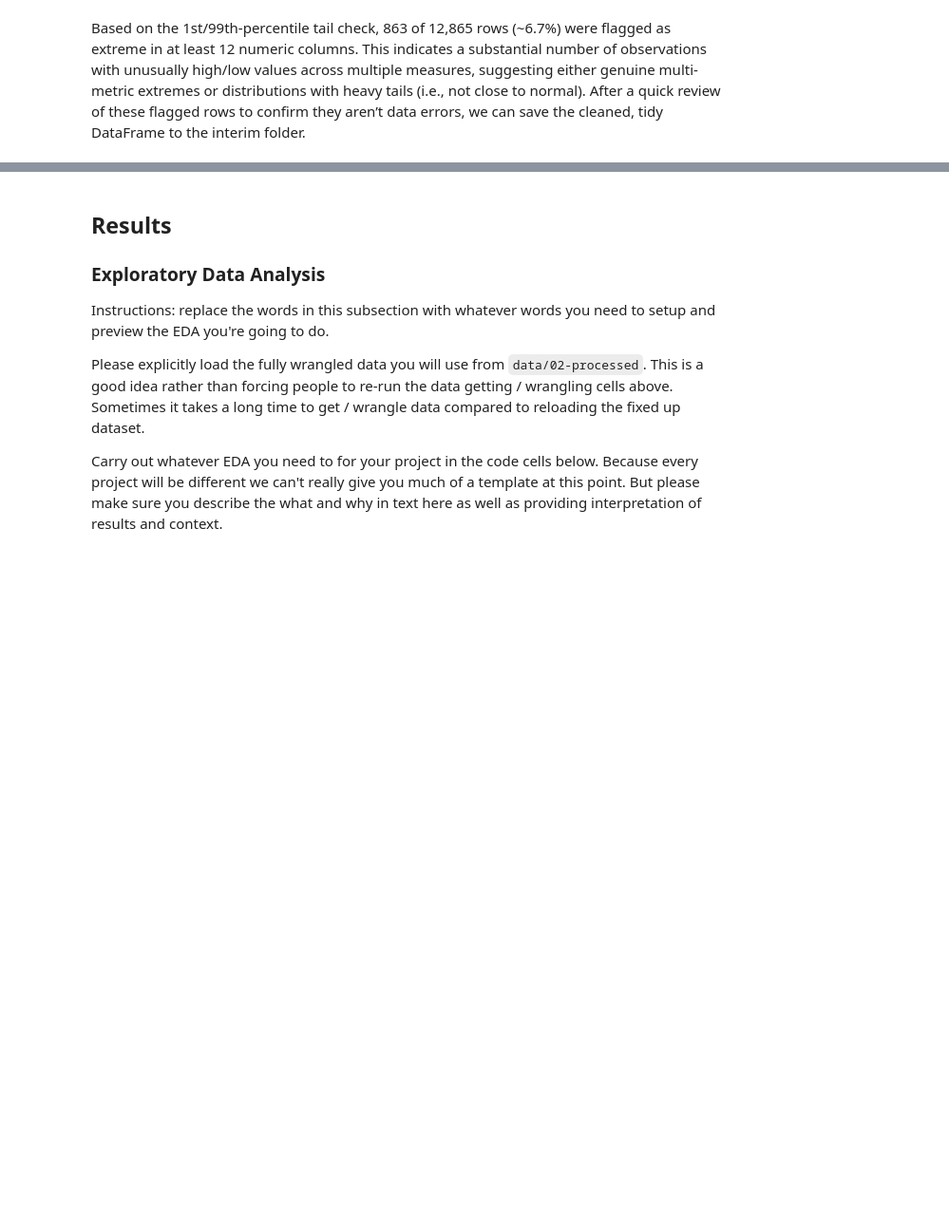
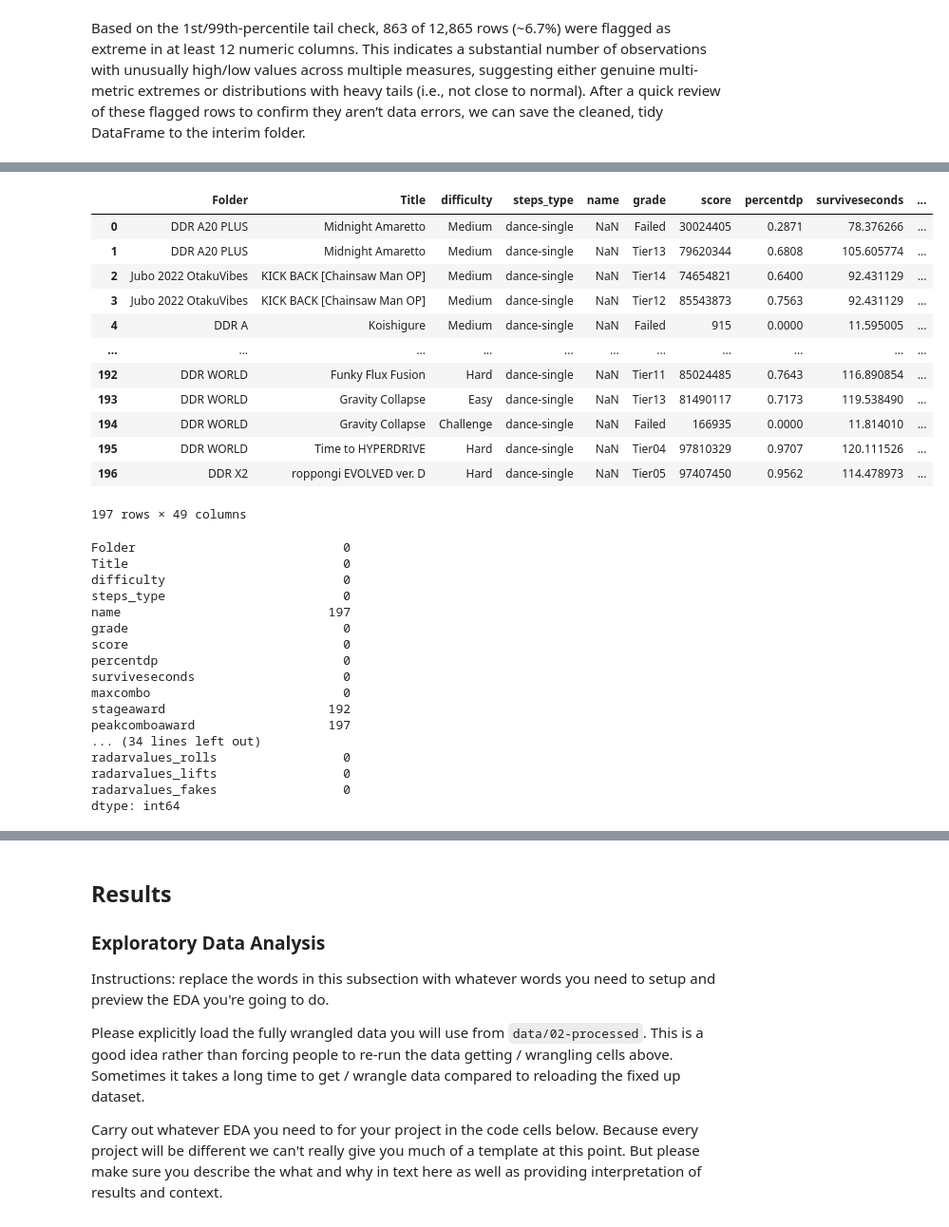
Before and after one commit to COGS108/Group051_WI26, a Jupyter notebook: 02-EDACheckpoint.ipynb, the cells around one changed output, grey strips where cells are left out. Shown at 95% size. Cells and saved outputs as stored; diff of their text form; code cells hidden in the pictures; blank space fills up the shorter version.

```diff
--- a/02-EDACheckpoint.ipynb
+++ b/02-EDACheckpoint.ipynb
@@ -449,0 +476,40 @@ Dataset2.to_csv(r'data/01-interim/Single_chart_analyzer.csv', index=False)
+# %%
+## YOUR CODE TO LOAD/CLEAN/TIDY/WRANGLE THE DATA GOES HERE
+Dataset3 = pd.read_csv('data/00-raw/parsed.csv') # Read csv into dataframe
+parts = Dataset3["song_dir"].str.strip("/").str.split("/") # Split song_dir into root, folder, and song name
+Dataset3.insert(1,'Folder', parts.str[-2]) # Set folder column to be first and use folder values
+Dataset3.insert(2,'Title', parts.str[-1]) # Set Title column to be second and use Title (song name) values
+Dataset3 = Dataset3.drop(columns=["Unnamed: 0", "song_dir"], errors="ignore") # Drop old song_dir and previous index coolumn
+display(Dataset3)
+Dataset3.isna().sum() #find categories with null values
+# %% [output]
+|  | Folder | Title | difficulty | steps_type | name | grade | score | percentdp | surviveseconds | ... |
+| 0 | DDR A20 PLUS | Midnight Amaretto | Medium | dance-single | NaN | Failed | 30024405 | 0.2871 | 78.376266 | ... |
+| 1 | DDR A20 PLUS | Midnight Amaretto | Medium | dance-single | NaN | Tier13 | 79620344 | 0.6808 | 105.605774 | ... |
+| 2 | Jubo 2022 OtakuVibes | KICK BACK [Chainsaw Man OP] | Medium | dance-single | NaN | Tier14 | 74654821 | 0.6400 | 92.431129 | ... |
+| 3 | Jubo 2022 OtakuVibes | KICK BACK [Chainsaw Man OP] | Medium | dance-single | NaN | Tier12 | 85543873 | 0.7563 | 92.431129 | ... |
+| 4 | DDR A | Koishigure | Medium | dance-single | NaN | Failed | 915 | 0.0000 | 11.595005 | ... |
+| ... | ... | ... | ... | ... | ... | ... | ... | ... | ... | ... |
+| 192 | DDR WORLD | Funky Flux Fusion | Hard | dance-single | NaN | Tier11 | 85024485 | 0.7643 | 116.890854 | ... |
+| 193 | DDR WORLD | Gravity Collapse | Easy | dance-single | NaN | Tier13 | 81490117 | 0.7173 | 119.538490 | ... |
+| 194 | DDR WORLD | Gravity Collapse | Challenge | dance-single | NaN | Failed | 166935 | 0.0000 | 11.814010 | ... |
+| 195 | DDR WORLD | Time to HYPERDRIVE | Hard | dance-single | NaN | Tier04 | 97810329 | 0.9707 | 120.111526 | ... |
+| 196 | DDR X2 | roppongi EVOLVED ver. D | Hard | dance-single | NaN | Tier05 | 97407450 | 0.9562 | 114.478973 | ... |
+197 rows × 49 columns
+Folder                            0
+Title                             0
+difficulty                        0
+steps_type                        0
+name                            197
+grade                             0
+score                             0
+percentdp                         0
+surviveseconds                    0
+maxcombo                          0
+stageaward                      192
+peakcomboaward                  197
+... (34 lines left out)
+radarvalues_rolls                 0
+radarvalues_lifts                 0
+radarvalues_fakes                 0
+dtype: int64
```
Also changed, not shown: parts of 9 cells of this notebook.
